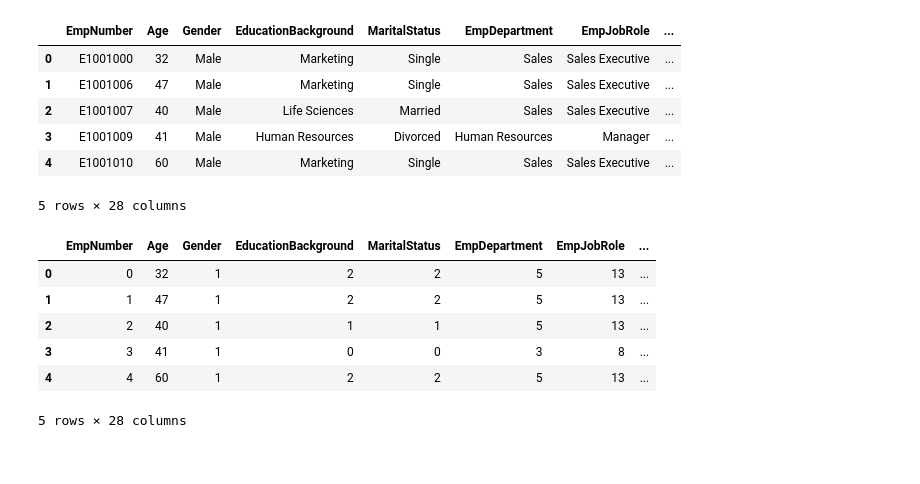
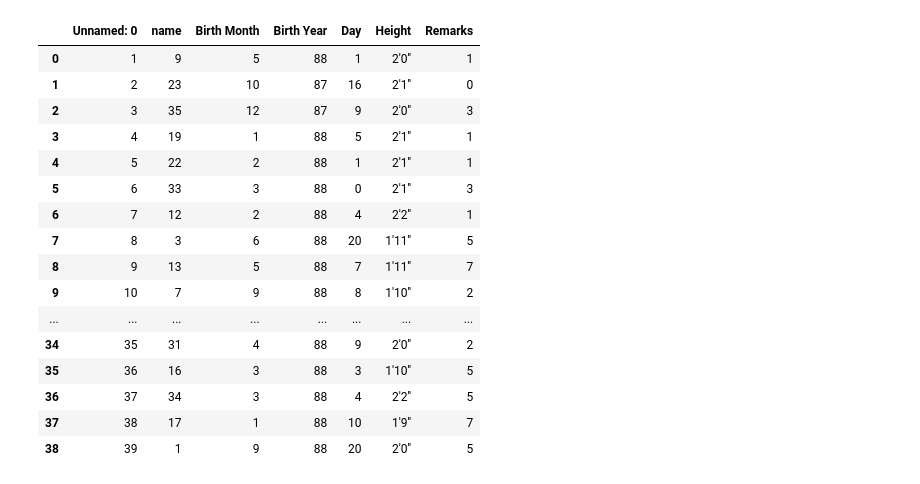
Before and after one commit to sujith56/practise-projects, a Jupyter notebook: Untitled.ipynb, the cells around one changed output. Cells and saved outputs as stored; diff of their text form; code cells hidden in the pictures.

```diff
--- a/Untitled.ipynb
+++ b/Untitled.ipynb
@@ -8,3 +4,5 @@ data = pd.read_excel('INX_Future_inc.xls')
+# %%
+data = pd.read_csv('Child_data.csv')
 # %%
 data
 # %% [output]
@@ -67,33 +41,28 @@ dtype: int64
-# %%
-data.head()
-# %% [output]
-|  | EmpNumber | Age | Gender | EducationBackground | MaritalStatus | EmpDepartment | EmpJobRole | ... |
-| 0 | E1001000 | 32 | Male | Marketing | Single | Sales | Sales Executive | ... |
-| 1 | E1001006 | 47 | Male | Marketing | Single | Sales | Sales Executive | ... |
-| 2 | E1001007 | 40 | Male | Life Sciences | Married | Sales | Sales Executive | ... |
-| 3 | E1001009 | 41 | Male | Human Resources | Divorced | Human Resources | Manager | ... |
-| 4 | E1001010 | 60 | Male | Marketing | Single | Sales | Sales Executive | ... |
-5 rows × 28 columns
 # %%
 from sklearn.preprocessing import LabelEncoder
 # %%
 enc = LabelEncoder()
-# %%
-data['EmpNumber'] = enc.fit_transform(data['EmpNumber'])
-data['Gender'] = enc.fit_transform(data['Gender'])
-data['EducationBackground'] = enc.fit_transform(data['EducationBackground'])
-data['MaritalStatus'] = enc.fit_transform(data['MaritalStatus'])
-data['EmpDepartment'] = enc.fit_transform(data['EmpDepartment'])
-data['EmpJobRole'] = enc.fit_transform(data['EmpJobRole'])
-data['BusinessTravelFrequency'] = enc.fit_transform(data['BusinessTravelFrequency'])
-data['Attrition'] = enc.fit_transform(data['Attrition'])
+# %%
+data.name = enc.fit_transform(data.name)
+data.Day = enc.fit_transform(data.Day)
+data.Remarks = enc.fit_transform(data.Remarks)
 # %%
-data.head()
+data
 # %% [output]
-|  | EmpNumber | Age | Gender | EducationBackground | MaritalStatus | EmpDepartment | EmpJobRole | ... |
-| 0 | 0 | 32 | 1 | 2 | 2 | 5 | 13 | ... |
-| 1 | 1 | 47 | 1 | 2 | 2 | 5 | 13 | ... |
-| 2 | 2 | 40 | 1 | 1 | 1 | 5 | 13 | ... |
-| 3 | 3 | 41 | 1 | 0 | 0 | 3 | 8 | ... |
-| 4 | 4 | 60 | 1 | 2 | 2 | 5 | 13 | ... |
+|  | Unnamed: 0 | name | Birth Month | Birth Year | Day | Height | Remarks |
+| 0 | 1 | 9 | 5 | 88 | 1 | 2'0'' | 1 |
+| 1 | 2 | 23 | 10 | 87 | 16 | 2'1'' | 0 |
+| 2 | 3 | 35 | 12 | 87 | 9 | 2'0'' | 3 |
+| 3 | 4 | 19 | 1 | 88 | 5 | 2'1'' | 1 |
+| 4 | 5 | 22 | 2 | 88 | 1 | 2'1'' | 1 |
+| 5 | 6 | 33 | 3 | 88 | 0 | 2'1'' | 3 |
+| 6 | 7 | 12 | 2 | 88 | 4 | 2'2'' | 1 |
+| 7 | 8 | 3 | 6 | 88 | 20 | 1'11'' | 5 |
+| 8 | 9 | 13 | 5 | 88 | 7 | 1'11'' | 7 |
+| 9 | 10 | 7 | 9 | 88 | 8 | 1'10'' | 2 |
+| ... | ... | ... | ... | ... | ... | ... | ... |
+| 34 | 35 | 31 | 4 | 88 | 9 | 2'0'' | 2 |
+| 35 | 36 | 16 | 3 | 88 | 3 | 1'10'' | 5 |
+| 36 | 37 | 34 | 3 | 88 | 4 | 2'2'' | 5 |
+| 37 | 38 | 17 | 1 | 88 | 10 | 1'9'' | 7 |
+| 38 | 39 | 1 | 9 | 88 | 20 | 2'0'' | 5 |
-5 rows × 28 columns
```
Also changed, not shown: parts of 20 cells of this notebook, 2 other files.
